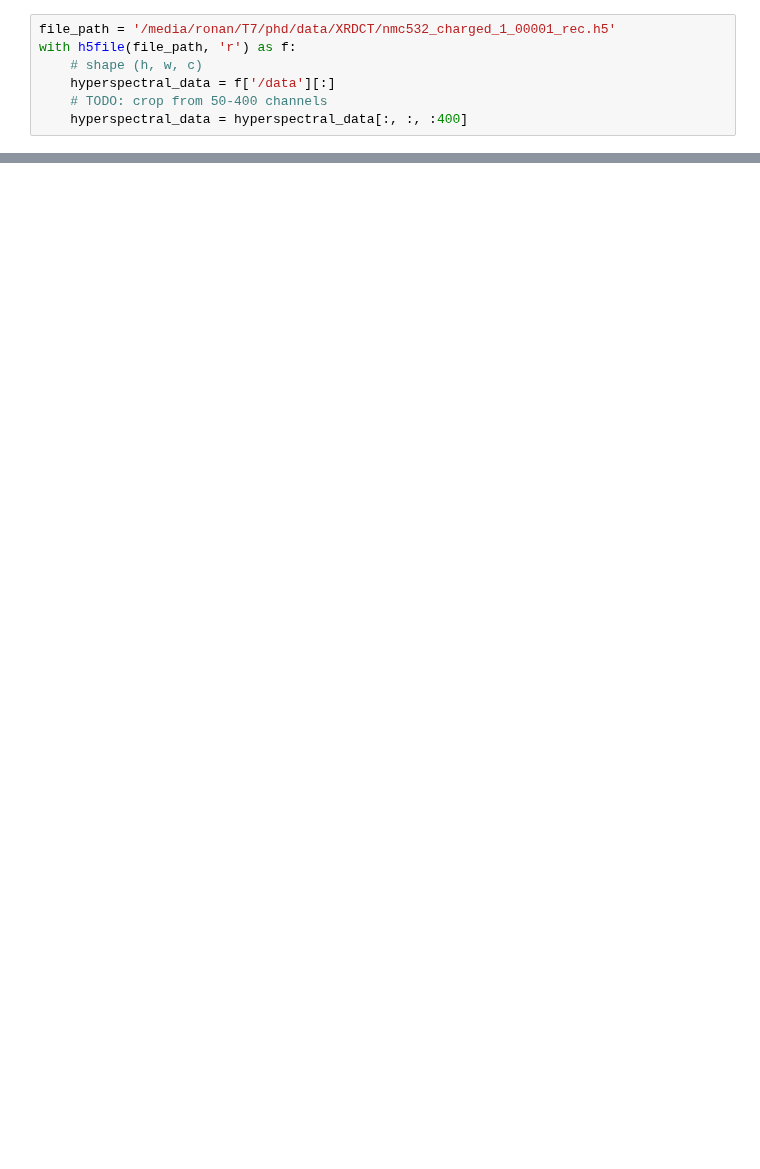
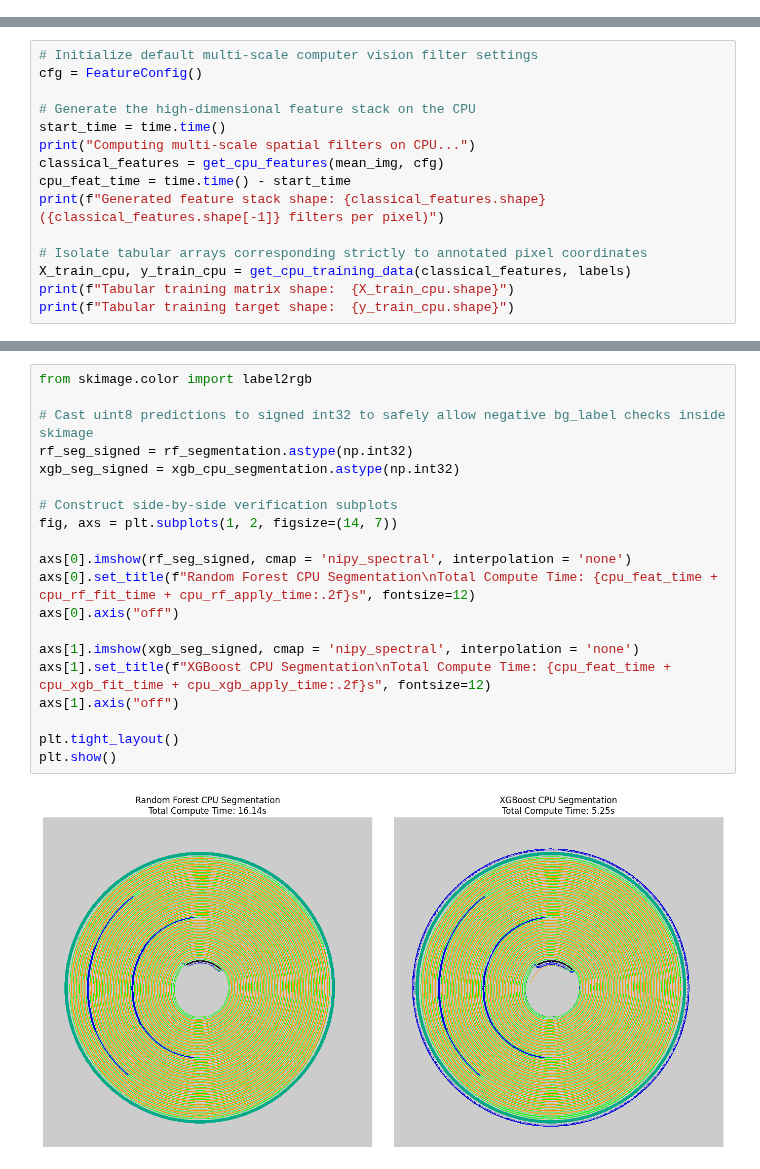
Before and after one commit to antonyvam/nDTomo, a Jupyter notebook: docs/source/notebooks/tutorial_segmentation.ipynb, the cells around one changed output, grey strips where cells are left out. Cells and saved outputs as stored; diff of their text form; blank space fills up the shorter version.

Commit message:
segmentation

```diff
--- a/docs/source/notebooks/tutorial_segmentation.ipynb
+++ b/docs/source/notebooks/tutorial_segmentation.ipynb
@@ -12,7 +76,0 @@ import matplotlib.pyplot as plt
-# %%
-file_path = '/media/ronan/T7/phd/data/XRDCT/nmc532_charged_1_00001_rec.h5'
-with h5file(file_path, 'r') as f:
-    # shape (h, w, c)
-    hyperspectral_data = f['/data'][:]
-    # TODO: crop from 50-400 channels
-    hyperspectral_data = hyperspectral_data[:, :, :400]
@@ -155,0 +112,15 @@ axs[1].imshow(plus_xrd_segmentation[s], interpolation='none')
+# %%
+# Initialize default multi-scale computer vision filter settings
+cfg = FeatureConfig()
+
+# Generate the high-dimensional feature stack on the CPU
+start_time = time.time()
+print("Computing multi-scale spatial filters on CPU...")
+classical_features = get_cpu_features(mean_img, cfg)
+cpu_feat_time = time.time() - start_time
+print(f"Generated feature stack shape: {classical_features.shape} ({classical_features.shape[-1]} filters per pixel)")
+
+# Isolate tabular arrays corresponding strictly to annotated pixel coordinates
+X_train_cpu, y_train_cpu = get_cpu_training_data(classical_features, labels)
+print(f"Tabular training matrix shape:  {X_train_cpu.shape}")
+print(f"Tabular training target shape:  {y_train_cpu.shape}")
@@ -155,0 +207,22 @@ axs[1].imshow(plus_xrd_segmentation[s], interpolation='none')
+# %%
+from skimage.color import label2rgb
+
+# Cast uint8 predictions to signed int32 to safely allow negative bg_label checks inside skimage
+rf_seg_signed = rf_segmentation.astype(np.int32)
+xgb_seg_signed = xgb_cpu_segmentation.astype(np.int32)
+
+# Construct side-by-side verification subplots
+fig, axs = plt.subplots(1, 2, figsize=(14, 7))
+
+axs[0].imshow(rf_seg_signed, cmap = 'nipy_spectral', interpolation = 'none')
+axs[0].set_title(f"Random Forest CPU Segmentation\nTotal Compute Time: {cpu_feat_time + cpu_rf_fit_time + cpu_rf_apply_time:.2f}s", fontsize=12)
+axs[0].axis("off")
+
+axs[1].imshow(xgb_seg_signed, cmap = 'nipy_spectral', interpolation = 'none')
+axs[1].set_title(f"XGBoost CPU Segmentation\nTotal Compute Time: {cpu_feat_time + cpu_xgb_fit_time + cpu_xgb_apply_time:.2f}s", fontsize=12)
+axs[1].axis("off")
+
+plt.tight_layout()
+plt.show()
+# %% [output]
+[figure, added]
```
Also changed, not shown: parts of 30 cells of this notebook, 7 other files.
